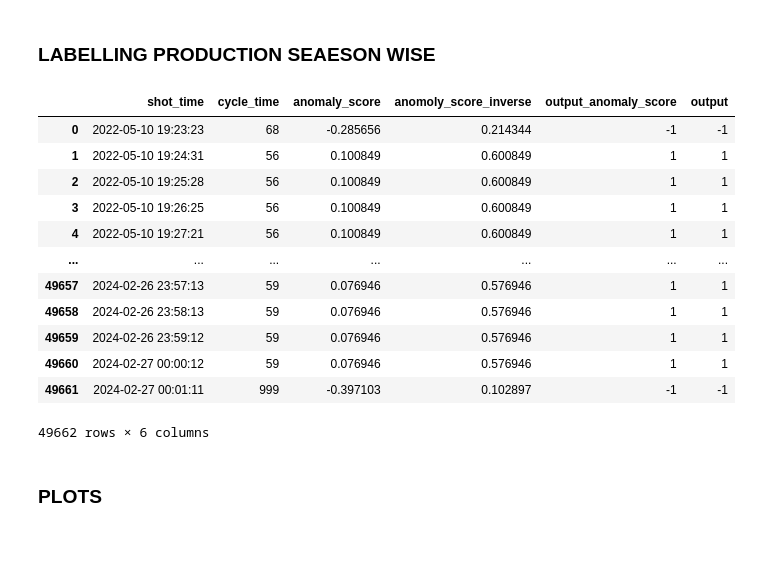
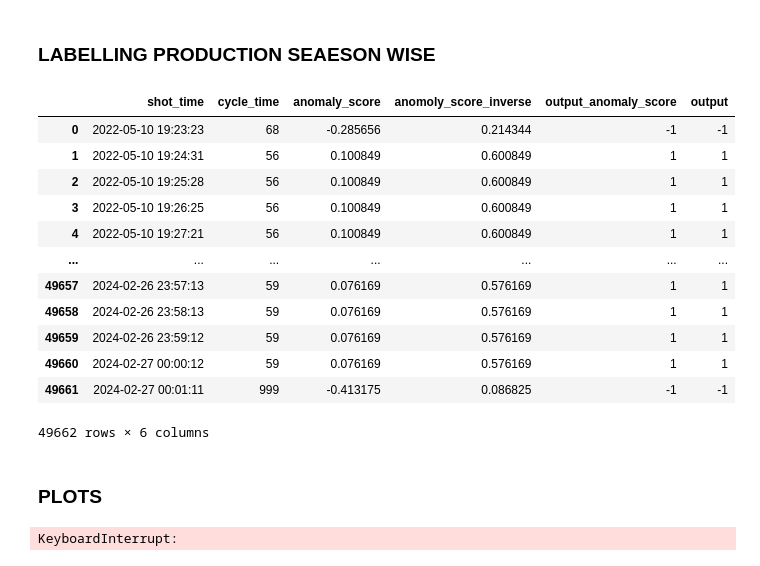
Before and after one commit to uikram/AnomolyDetection, a Jupyter notebook: isolation_forest_test.ipynb, the cells around one changed output. Cells and saved outputs as stored; diff of their text form; code cells hidden in the pictures.

```diff
--- a/isolation_forest_test.ipynb
+++ b/isolation_forest_test.ipynb
@@ -103,0 +251,41 @@ df
+# %%
+def calculate_differences(df, column_name):
+    for i in range(1, 6):  # Calculate differences up to the fifth order
+        # Forward differences
+        df[f'diff_fwd_{i}'] = df[column_name].diff(periods=-i)
+        df[f'diff_fwd_{i}'] = df[f'diff_fwd_{i}'].abs().round(2)
+
+        # Backward differences
+        df[f'diff_bck_{i}'] = df[column_name].diff(periods=i)
+        df[f'diff_bck_{i}'] = df[f'diff_bck_{i}'].abs().round(2)
+
+    return df
+
+def create_forward_columns(df, n):
+    for i in range(1, n+1):
+        df[f'output_fwd_{i}'] = df['output'].shift(-i)
+    return df
+
+def create_backward_columns(df, n):
+    for i in range(1, n+1):
+        df[f'output_bck_{i}'] = df['output'].shift(i)
+    return df
+
+def create_five_shots(row):
+    fwd_columns = [f'diff_fwd_{i}' for i in range(1, 6)]
+    fwd_output_columns = [f'output_fwd_{i}' for i in range(1, 6)]
+    bck_columns = [f'diff_bck_{i}' for i in range(1, 6)]
+    bck_output_columns = [f'output_bck_{i}' for i in range(1, 6)]
+
+    fwd_values = [(row[fwd_columns[i]], row[fwd_output_columns[i]]) for i in range(5)]
+    bck_values = [(row[bck_columns[i]], row[bck_output_columns[i]]) for i in range(5)]
+
+    return fwd_values + bck_values
+# %%
+df= pd.read_csv('data/all_combined_EMA2227A10005.csv')
+df = df.dropna(subset='cycle_time')
+df = df[['shot_time','cycle_time']]
+df['output'] = -1
+df = calculate_differences(df, 'cycle_time')
+df = create_feature_column(df)
+df
@@ -149,7 +456,7 @@ def get_list_of_prod_seasons(data):
     data["time_difference"] = get_time_difference(data)
 
     break_points = data[
-        data["time_difference"] >= 4
+        data["time_difference"] >= 2
     ].index.values
     if break_points.shape[0] > 0:
         list_of_sections_indices = np.sort(
@@ -177,39 +484,39 @@ def convert_to_desired_format(date_str):
 # %%
 df = pd.read_csv('all_combined_EMA2233M10296.csv')
 df = df.dropna(subset='cycle_time')
 df['cycle_time'] = df['cycle_time'].apply(math.floor)
 df = df[['shot_time','cycle_time']]
 df['TFF'] = df['shot_time'].apply(lambda x: convert_to_desired_format(x))
 final_df = pd.DataFrame()
 # Get list of production seasons
 prod_seasons = get_list_of_prod_seasons(df)
 
 # Process data for each production season
 for ps_data in prod_seasons:
     if_model = IsolationForest(contamination='auto',random_state=42)
     if_model.fit(ps_data[['cycle_time']])
     # Calculate anomaly scores
     ps_data['anomaly_score'] = if_model.decision_function(ps_data[['cycle_time']])
     ps_data['anomoly_score_inverse'] = if_model.score_samples(ps_data[['cycle_time']]) + 1
     ps_data['output'] = if_model.predict(ps_data[['cycle_time']])
     ps_data['output_anomaly_score'] = ps_data.apply(assign_anomaly_score, axis=1)
     final_df = pd.concat([final_df, pd.DataFrame(ps_data)], ignore_index=True)
 final_df= final_df[['shot_time','cycle_time','anomaly_score','anomoly_score_inverse','output_anomaly_score','output']]
-final_df.to_csv('result/labelled_all_combined_EMA2233M10296.csv')
+final_df.to_csv('result/labelled_all_combined_EMA2233M10296_2Hr_Th.csv')
 final_df
 # %% [output]
 |  | shot_time | cycle_time | anomaly_score | anomoly_score_inverse | output_anomaly_score | output |
 | 0 | 2022-05-10 19:23:23 | 68 | -0.285656 | 0.214344 | -1 | -1 |
 | 1 | 2022-05-10 19:24:31 | 56 | 0.100849 | 0.600849 | 1 | 1 |
 | 2 | 2022-05-10 19:25:28 | 56 | 0.100849 | 0.600849 | 1 | 1 |
 | 3 | 2022-05-10 19:26:25 | 56 | 0.100849 | 0.600849 | 1 | 1 |
 | 4 | 2022-05-10 19:27:21 | 56 | 0.100849 | 0.600849 | 1 | 1 |
 | ... | ... | ... | ... | ... | ... | ... |
-| 49657 | 2024-02-26 23:57:13 | 59 | 0.076946 | 0.576946 | 1 | 1 |
-| 49658 | 2024-02-26 23:58:13 | 59 | 0.076946 | 0.576946 | 1 | 1 |
-| 49659 | 2024-02-26 23:59:12 | 59 | 0.076946 | 0.576946 | 1 | 1 |
-| 49660 | 2024-02-27 00:00:12 | 59 | 0.076946 | 0.576946 | 1 | 1 |
-| 49661 | 2024-02-27 00:01:11 | 999 | -0.397103 | 0.102897 | -1 | -1 |
+| 49657 | 2024-02-26 23:57:13 | 59 | 0.076169 | 0.576169 | 1 | 1 |
+| 49658 | 2024-02-26 23:58:13 | 59 | 0.076169 | 0.576169 | 1 | 1 |
+| 49659 | 2024-02-26 23:59:12 | 59 | 0.076169 | 0.576169 | 1 | 1 |
+| 49660 | 2024-02-27 00:00:12 | 59 | 0.076169 | 0.576169 | 1 | 1 |
+| 49661 | 2024-02-27 00:01:11 | 999 | -0.413175 | 0.086825 | -1 | -1 |
 49662 rows × 6 columns
 # %% [markdown]
 ### PLOTS
@@ -262,17 +566,13 @@ for filename in os.listdir(input_directory):
         file_path = os.path.join(input_directory, filename)
         process_file(file_path, output_directory)
 # %%
-import pandas as pd
-import plotly.graph_objects as go
-import os
-
 def process_file(file_path, output_directory):
     data = pd.read_csv(file_path)
     data['shot_time'] = pd.to_datetime(data['shot_time'])
     data = data.dropna(subset=['cycle_time'])
 
     # Set color for markers based on output_anomaly_score column
-    colors = ['red' if score == -1 else 'rgb(31, 119, 180)' for score in data['output_anomaly_score']]
+    colors = ['red' if score == -1 else 'rgb(31, 119, 180)' for score in data['output_0.1']]
 
     # Add hover text with anomoly_score_inverse
     hover_text = [f"Cycle Time: {ct}<br>Anomaly Score Inverse: {score_inv}"
@@ -316,3 +616,5 @@ for filename in os.listdir(input_directory):
     if filename.endswith(".csv"):
         file_path = os.path.join(input_directory, filename)
         process_file(file_path, output_directory)
+# %% [output]
+KeyboardInterrupt:
```
Also changed, not shown: parts of 17 cells of this notebook, 1 other file.
